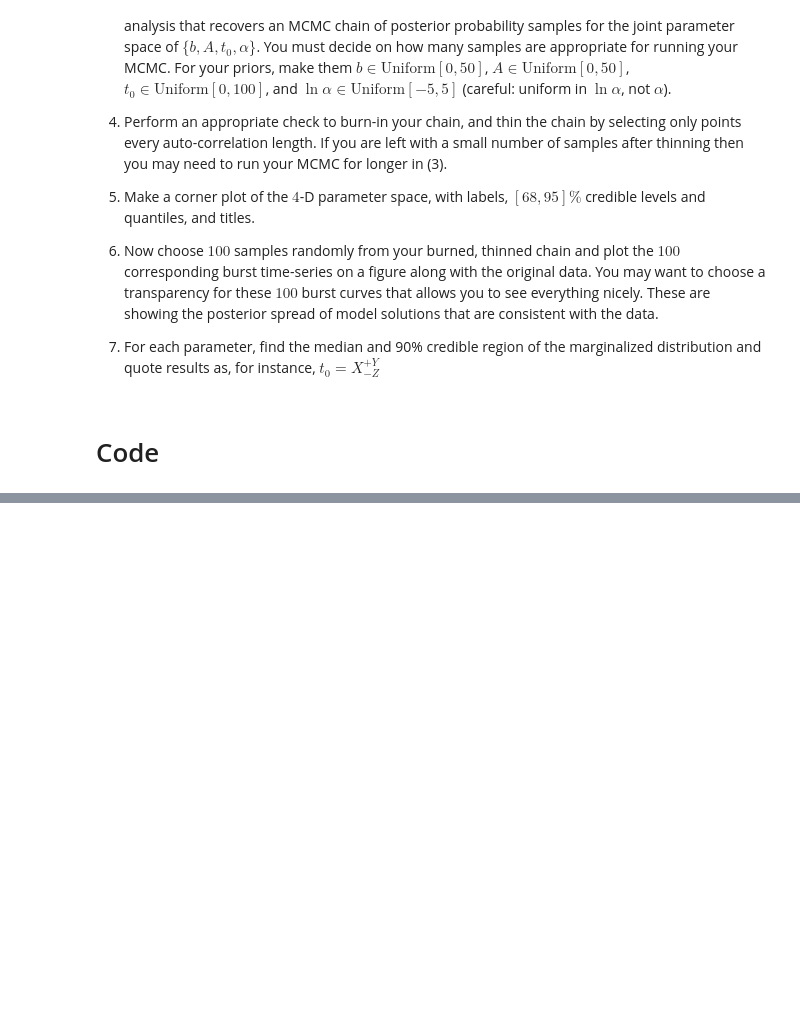
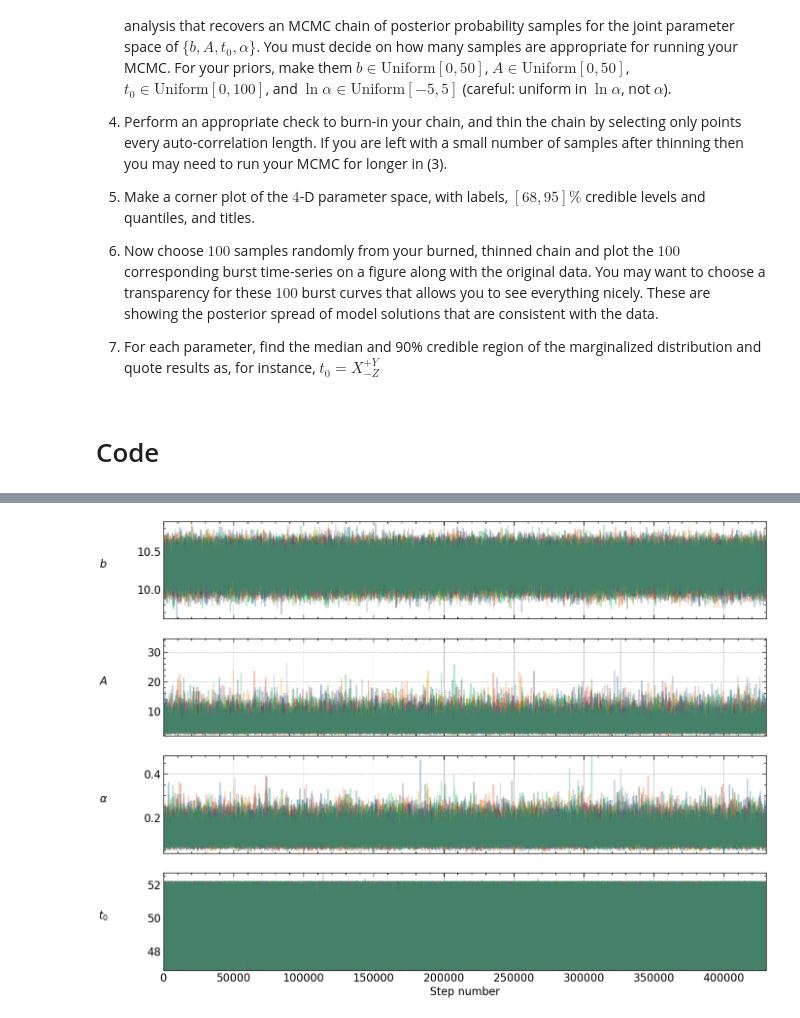
Before and after one commit to M-Bianchi/astrostatistics_bicocca_2024, a Jupyter notebook: working/W09_transient_universe.ipynb, the cells around one changed output, grey strips where cells are left out. Cells and saved outputs as stored; diff of their text form; code cells hidden in the pictures; blank space fills up the shorter version.

```diff
--- a/working/W09_transient_universe.ipynb
+++ b/working/W09_transient_universe.ipynb
@@ -96,0 +176,6 @@ plt.legend()
+# %%
+burn = 70000  # "Burn-in" period to let chains stabilize
+
+TracePlot(sampler.get_chain(discard=burn))
+# %% [output]
+[figure, added]
```
Also changed, not shown: parts of 35 cells of this notebook.
